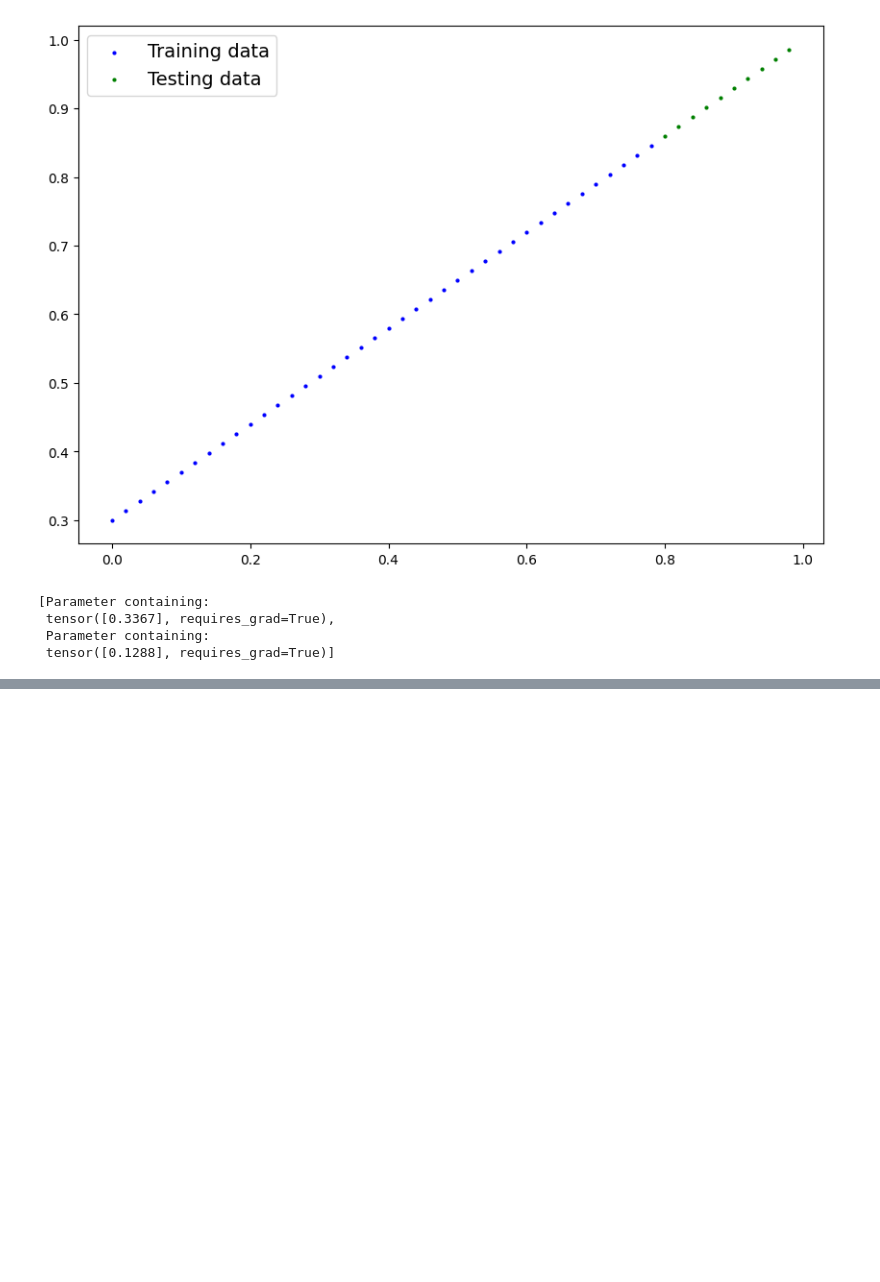
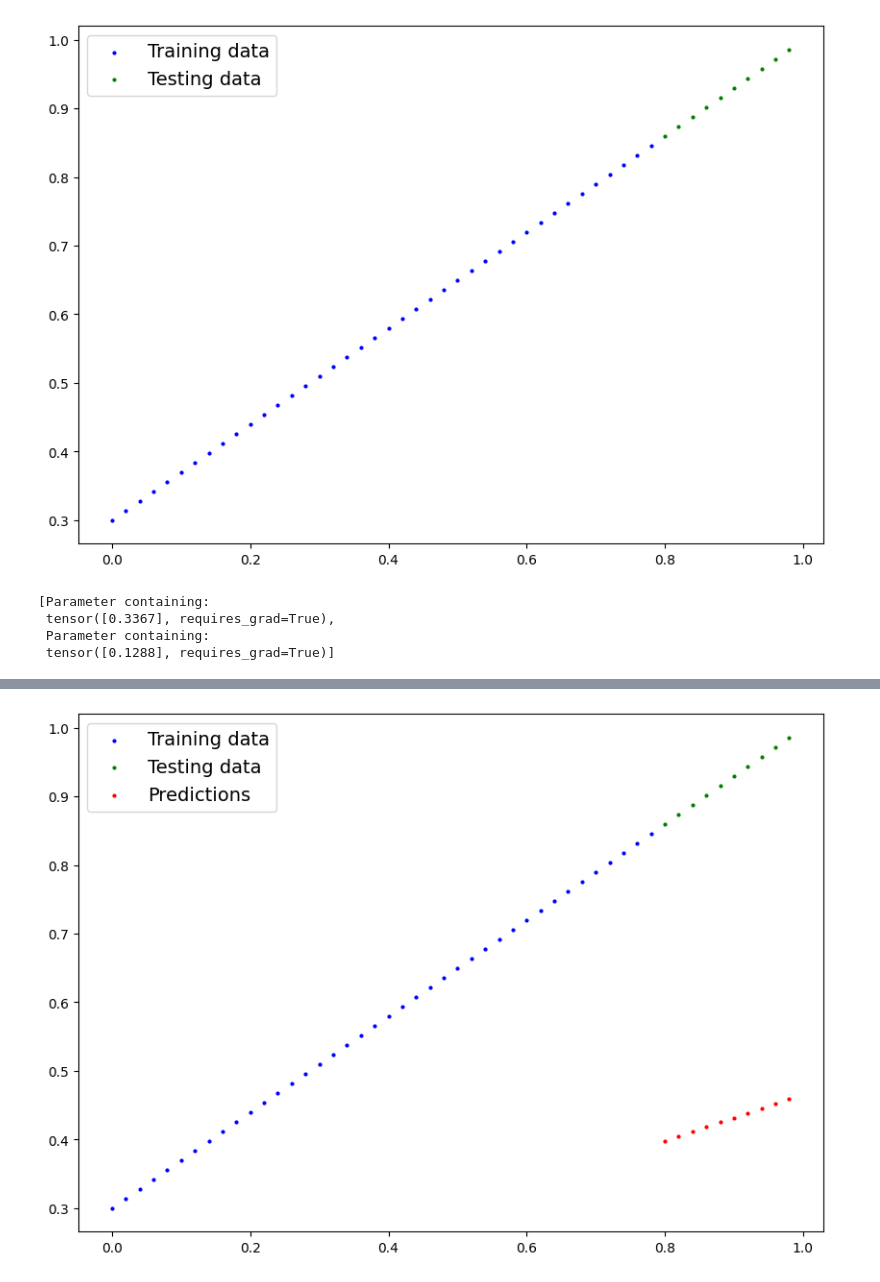
Before and after one commit to Yashvir835/Pytorch-Fire, a Jupyter notebook: 02_pytorch_workflow.ipynb, the cells around one changed output, grey strips where cells are left out. Cells and saved outputs as stored; diff of their text form; code cells hidden in the pictures; blank space fills up the shorter version.

```diff
--- a/02_pytorch_workflow.ipynb
+++ b/02_pytorch_workflow.ipynb
@@ -114,0 +119,4 @@ list(model_0.parameters())
+# %%
+# make predictions with model
+with torch.inference_mode():
+  y_preds = model_0(X_test)
@@ -114,0 +142,4 @@ list(model_0.parameters())
+# %%
+plot_predictions(predictions=y_preds)
+# %% [output]
+[figure, added]
```
Also changed, not shown: parts of 3 cells of this notebook.
